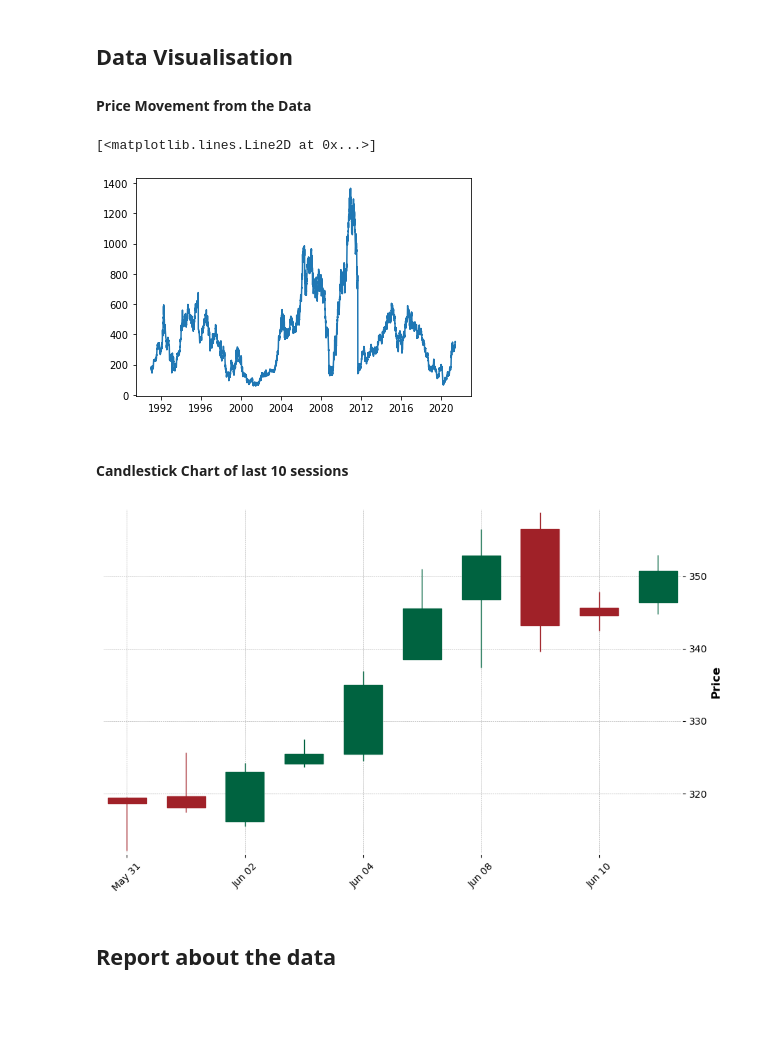
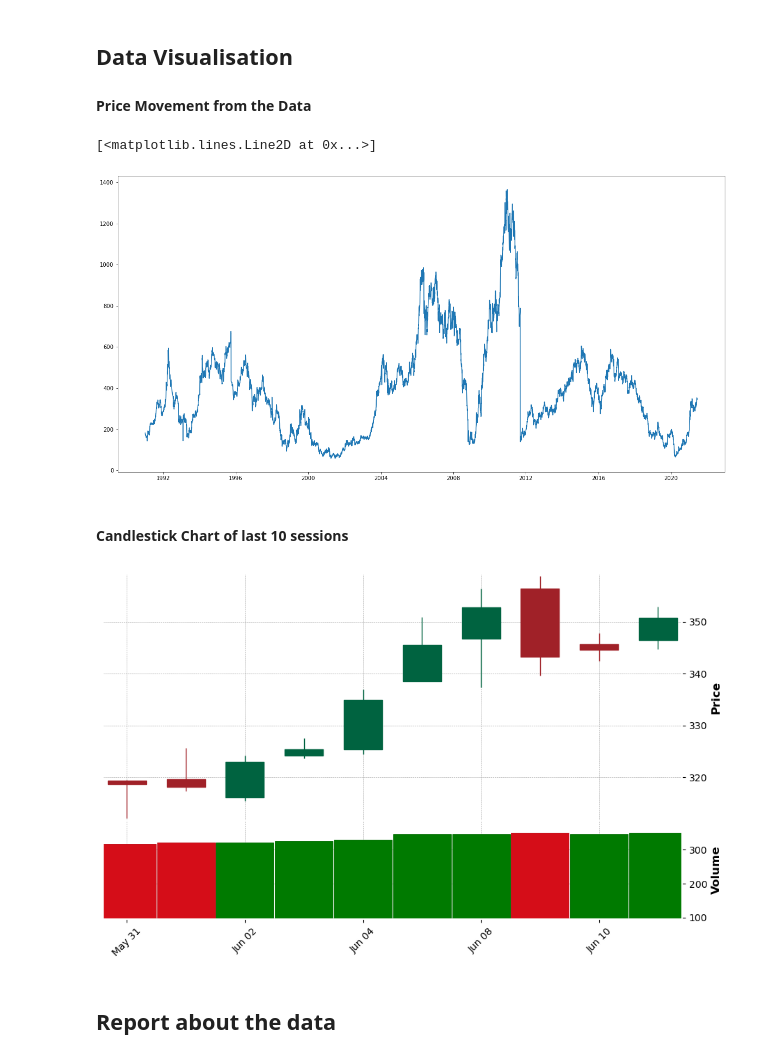
Before and after one commit to Shivakumarbharath/Stock_Market_Price_Prediction, a Jupyter notebook: Linear_Reggression.ipynb, the cells around one changed output. Drawn from its saved outputs; the diff is of its cells as text; code cells hidden in the pictures; blank space fills up the shorter version.

```diff
--- a/Linear_Reggression.ipynb
+++ b/Linear_Reggression.ipynb
@@ -17,6 +17,7 @@ from pandas_profiling import ProfileReport
 import mplfinance as mpf
 
 %matplotlib inline
+plt.rcParams["figure.figsize"] = (20,10)
 # %% [markdown]
 ## Loading the Data
 # %%
@@ -78,18 +79,18 @@ df.tail()
 plt.plot(df.index,df['Target'])
 # %% [output]
 [<matplotlib.lines.Line2D at 0x...>]
-[figure, old version]
+[figure, new version]
 # %% [markdown]
 #### Candlestick Chart of last 10 sessions
 # %%
 df.columns=['Open', 'High', 'Low', 'Close', 'Volume',
        'No.of Shares', 'No. of Trades', 'Total Turnover (Rs.)',
        'Deliverable Quantity', '% Deli. Qty to Traded Qty', 'Spread High-Low',
        'Spread Close-Open','Target']
 
-mpf.plot(df.tail(10),type='candle',volume=False,tight_layout=True,figratio=(20,12),title='',style='charles')
+mpf.plot(df.tail(10),type='candle',volume=True,tight_layout=True,figratio=(20,12),title='',style='charles')
 # %% [output]
-[figure, old version]
+[figure, new version]
 # %% [markdown]
 ## Report about the data
 # %%
```
Also changed, not shown: parts of 13 cells of this notebook, 2 other files.
